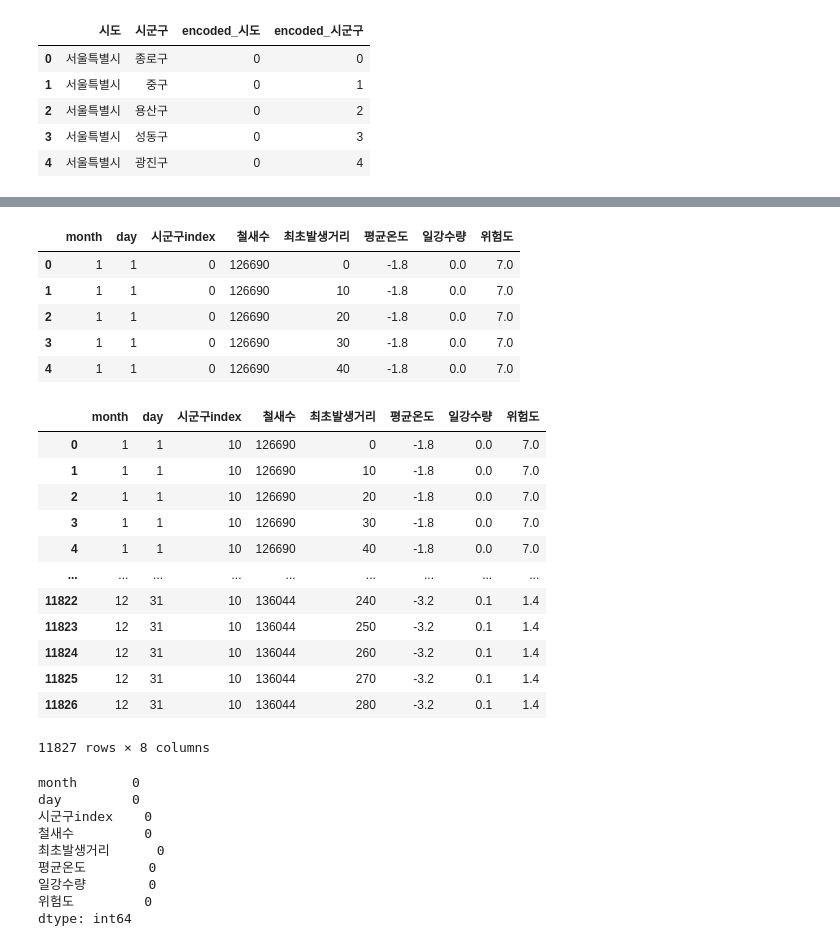
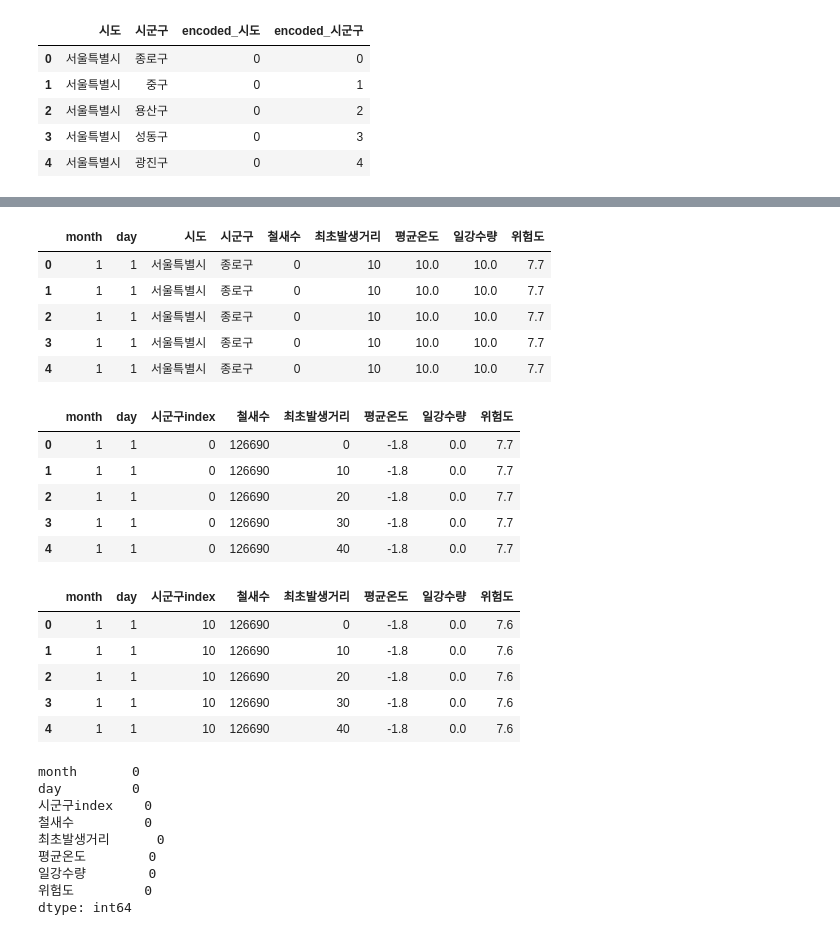
Before and after one commit to jiwoo-coding/aiai, a Jupyter notebook: Data collection/Train_data_set.ipynb, the cells around one changed output, grey strips where cells are left out. Cells and saved outputs as stored; diff of their text form; code cells hidden in the pictures.

```diff
--- a/Data collection/Train_data_set.ipynb
+++ b/Data collection/Train_data_set.ipynb
@@ -324,5 +436,5 @@ total_df.drop(['상대습도'], axis=1, inplace=True)
 total_index_df.drop(['상대습도'], axis=1, inplace=True)
 # %%
 # 최종 위험도 부여 (철새수: 0.3, 최초발생거리:0.5, 평균온도:0.14, 일강수량:0.06)
-total_index_df['위험도']=total_index_df['철새수']*0.3+total_index_df['최초발생거리']*0.5+total_index_df['평균온도']*0.14+total_index_df['일강수량']*0.06
+total_index_df['위험도']*=(total_index_df['철새수']*0.3+total_index_df['최초발생거리']*0.5+total_index_df['평균온도']*0.14+total_index_df['일강수량']*0.06)
 total_index_df['위험도']=total_index_df['위험도'].map(lambda x : np.round(x,1))
@@ -330,0 +441,9 @@ total_df['위험도']=total_index_df['위험도']
+# %%
+total_index_df.head()
+# %% [output]
+|  | month | day | 시도 | 시군구 | 철새수 | 최초발생거리 | 평균온도 | 일강수량 | 위험도 |
+| 0 | 1 | 1 | 서울특별시 | 종로구 | 0 | 10 | 10.0 | 10.0 | 7.7 |
+| 1 | 1 | 1 | 서울특별시 | 종로구 | 0 | 10 | 10.0 | 10.0 | 7.7 |
+| 2 | 1 | 1 | 서울특별시 | 종로구 | 0 | 10 | 10.0 | 10.0 | 7.7 |
+| 3 | 1 | 1 | 서울특별시 | 종로구 | 0 | 10 | 10.0 | 10.0 | 7.7 |
+| 4 | 1 | 1 | 서울특별시 | 종로구 | 0 | 10 | 10.0 | 10.0 | 7.7 |
@@ -332,27 +453,20 @@ total_df['위험도']=total_index_df['위험도']
 total_df.head()
 # %% [output]
 |  | month | day | 시군구index | 철새수 | 최초발생거리 | 평균온도 | 일강수량 | 위험도 |
-| 0 | 1 | 1 | 0 | 126690 | 0 | -1.8 | 0.0 | 7.0 |
-| 1 | 1 | 1 | 0 | 126690 | 10 | -1.8 | 0.0 | 7.0 |
-| 2 | 1 | 1 | 0 | 126690 | 20 | -1.8 | 0.0 | 7.0 |
-| 3 | 1 | 1 | 0 | 126690 | 30 | -1.8 | 0.0 | 7.0 |
-| 4 | 1 | 1 | 0 | 126690 | 40 | -1.8 | 0.0 | 7.0 |
+| 0 | 1 | 1 | 0 | 126690 | 0 | -1.8 | 0.0 | 7.7 |
+| 1 | 1 | 1 | 0 | 126690 | 10 | -1.8 | 0.0 | 7.7 |
+| 2 | 1 | 1 | 0 | 126690 | 20 | -1.8 | 0.0 | 7.7 |
+| 3 | 1 | 1 | 0 | 126690 | 30 | -1.8 | 0.0 | 7.7 |
+| 4 | 1 | 1 | 0 | 126690 | 40 | -1.8 | 0.0 | 7.7 |
 # %%
-total_df.query("시군구index==10").reset_index(drop=True)
+total_df.query("시군구index==10").reset_index(drop=True).head()
 # %% [output]
 |  | month | day | 시군구index | 철새수 | 최초발생거리 | 평균온도 | 일강수량 | 위험도 |
-| 0 | 1 | 1 | 10 | 126690 | 0 | -1.8 | 0.0 | 7.0 |
-| 1 | 1 | 1 | 10 | 126690 | 10 | -1.8 | 0.0 | 7.0 |
-| 2 | 1 | 1 | 10 | 126690 | 20 | -1.8 | 0.0 | 7.0 |
-| 3 | 1 | 1 | 10 | 126690 | 30 | -1.8 | 0.0 | 7.0 |
-| 4 | 1 | 1 | 10 | 126690 | 40 | -1.8 | 0.0 | 7.0 |
-| ... | ... | ... | ... | ... | ... | ... | ... | ... |
-| 11822 | 12 | 31 | 10 | 136044 | 240 | -3.2 | 0.1 | 1.4 |
-| 11823 | 12 | 31 | 10 | 136044 | 250 | -3.2 | 0.1 | 1.4 |
-| 11824 | 12 | 31 | 10 | 136044 | 260 | -3.2 | 0.1 | 1.4 |
-| 11825 | 12 | 31 | 10 | 136044 | 270 | -3.2 | 0.1 | 1.4 |
-| 11826 | 12 | 31 | 10 | 136044 | 280 | -3.2 | 0.1 | 1.4 |
+| 0 | 1 | 1 | 10 | 126690 | 0 | -1.8 | 0.0 | 7.6 |
+| 1 | 1 | 1 | 10 | 126690 | 10 | -1.8 | 0.0 | 7.6 |
+| 2 | 1 | 1 | 10 | 126690 | 20 | -1.8 | 0.0 | 7.6 |
+| 3 | 1 | 1 | 10 | 126690 | 30 | -1.8 | 0.0 | 7.6 |
+| 4 | 1 | 1 | 10 | 126690 | 40 | -1.8 | 0.0 | 7.6 |
-11827 rows × 8 columns
 # %%
 total_df.isnull().sum()
 # %% [output]
```
Also changed, not shown: parts of 38 cells of this notebook.
